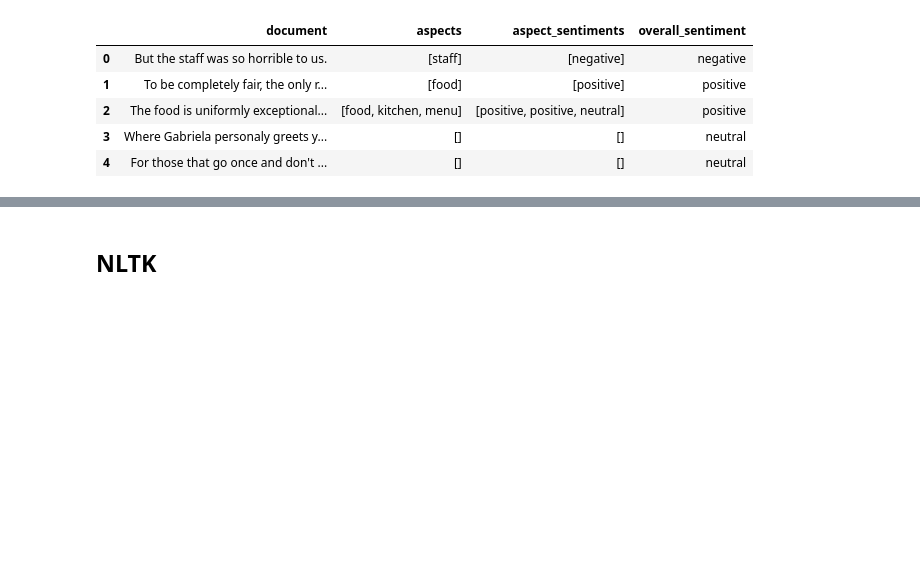
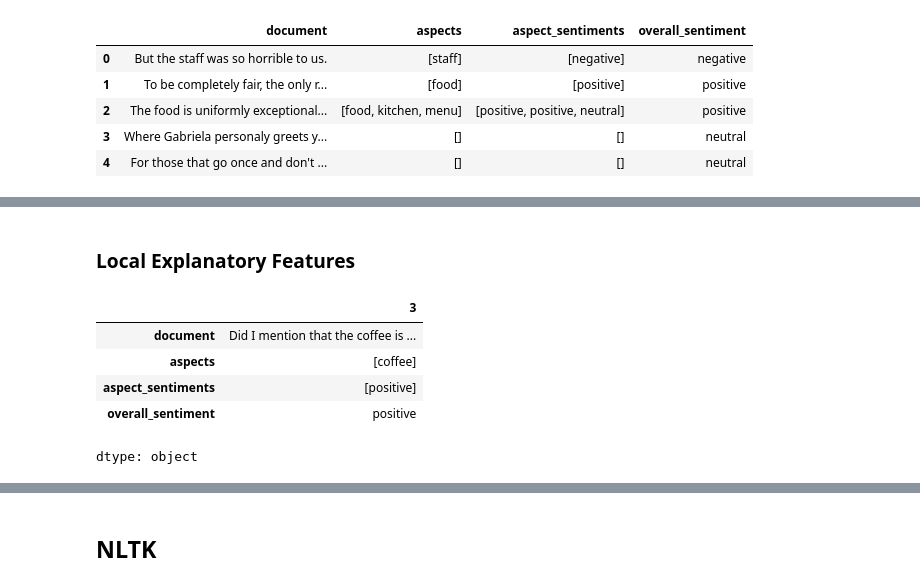
Before and after one commit to tabaraei/aspect-based-sentiment-analysis, a Jupyter notebook: ABSA.ipynb, the cells around one changed output, grey strips where cells are left out. Drawn from its saved outputs; the diff is of its cells as text; code cells hidden in the pictures; blank space fills up the shorter version.

```diff
--- a/ABSA.ipynb
+++ b/ABSA.ipynb
@@ -72,0 +184,12 @@ Train size: (3041, 4), Test size: (800, 4)
+# %% [markdown]
+### Local Explanatory Features
+# %%
+document_id = 3
+test_df.iloc[document_id]
+# %% [output]
+|  | 3 |
+| document | Did I mention that the coffee is ... |
+| aspects | [coffee] |
+| aspect_sentiments | [positive] |
+| overall_sentiment | positive |
+dtype: object
```
Also changed, not shown: parts of 34 cells of this notebook.
